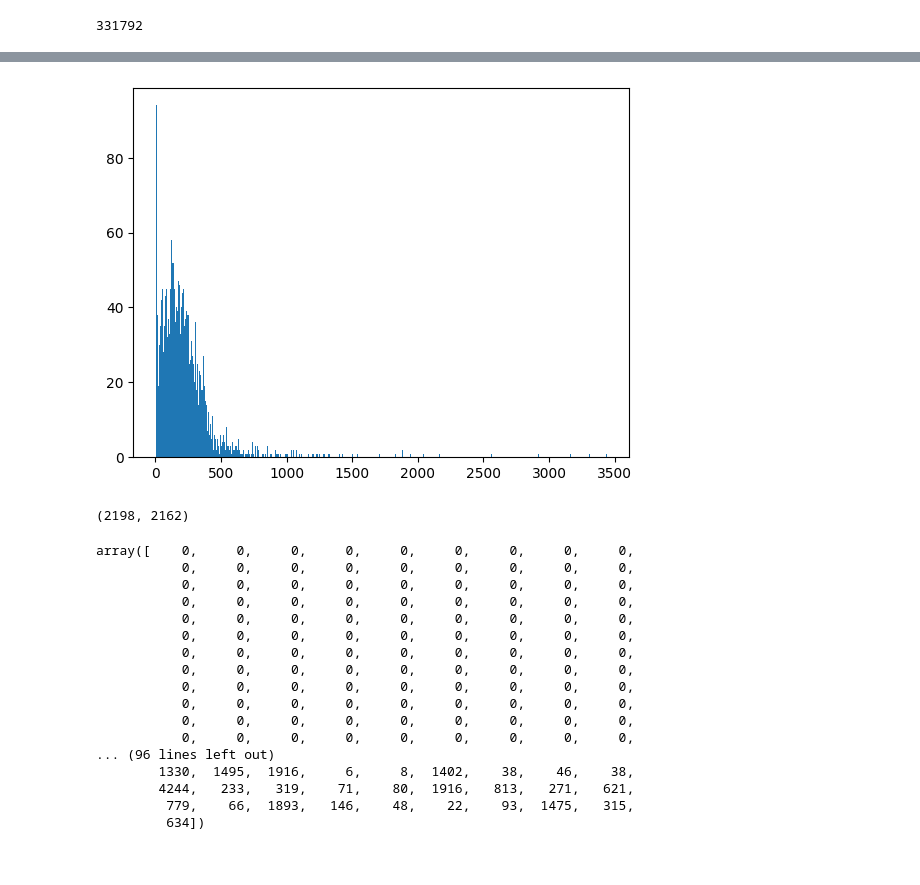
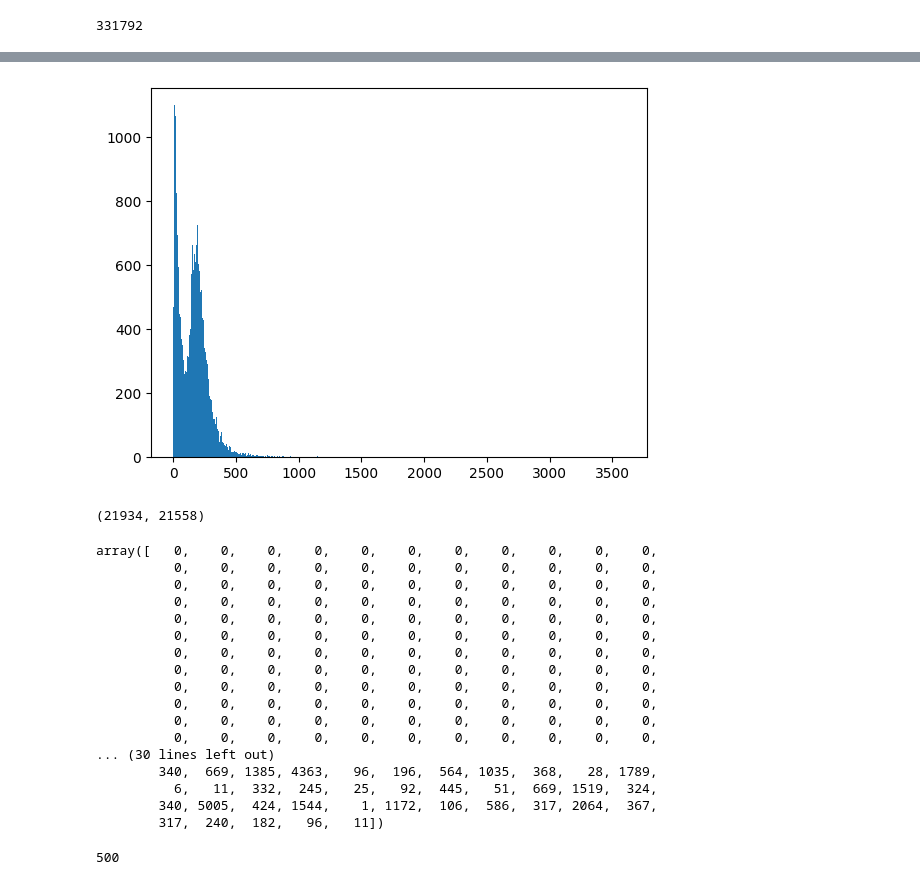
Before and after one commit to rarmnsyah/capstone_bangkit, a Jupyter notebook: model_training_lstm.ipynb, the cells around one changed output, grey strips where cells are left out. Saved outputs shown, nothing was run; the diff lists cells and outputs as text; code cells hidden in the pictures.

```diff
--- a/model_training_lstm.ipynb
+++ b/model_training_lstm.ipynb
@@ -117,3 +125,6 @@ memmap([ 1.2204375 , -0.67172676,  0.8706311 , -0.3214097 ,  1.6194834 ,
 len(wv)
 # %% [output]
 331792
+# %%
+X_train, X_test, y_train, y_test = train_test_split(X['berita'], y, test_size=0.2, random_state=1000)
+len(X_train)
@@ -120,5 +133,6 @@ len(wv)
 # %%
-tokenizer = Tokenizer()
-tokenizer.fit_on_texts(X)
+tokenizer = Tokenizer(num_words = 10000+1, filters='!"#$%&()*+,-./:;<=>?@[\\]^_`{|}~\t\n', lower = True, split = ' ', oov_token='UNK')
+tokenizer.fit_on_texts(X_train)
 
-X_tokened = tokenizer.texts_to_sequences(X)
+X_train_tokened = tokenizer.texts_to_sequences(X_train)
+X_test_tokened = tokenizer.texts_to_sequences(X_test)
@@ -133,11 +170,11 @@ berita -> 1
 # %%
-plt.hist([len(x) for x in X_tokened], bins=500)
+plt.hist([len(x) for x in X_train_tokened], bins=500)
 plt.show()
 # %% [output]
-[figure, old version]
+[figure, new version]
 # %%
-nos = np.array([len(x) for x in X_tokened])
-len(X_tokened), len(nos[nos  < 1000])
+nos = np.array([len(x) for x in X_train_tokened])
+len(X_train_tokened), len(nos[nos  < 500])
 # %% [output]
-(2198, 2162)
+(21934, 21558)
 # %%
@@ -149,23 +187,27 @@ X_tokened = pad_sequences(X_tokened, maxlen=maxlen)
 # %%
-X_tokened[0]
+X_train_tokened[0]
 # %% [output]
-array([    0,     0,     0,     0,     0,     0,     0,     0,     0,
-           0,     0,     0,     0,     0,     0,     0,     0,     0,
-           0,     0,     0,     0,     0,     0,     0,     0,     0,
-           0,     0,     0,     0,     0,     0,     0,     0,     0,
-           0,     0,     0,     0,     0,     0,     0,     0,     0,
-           0,     0,     0,     0,     0,     0,     0,     0,     0,
-           0,     0,     0,     0,     0,     0,     0,     0,     0,
-           0,     0,     0,     0,     0,     0,     0,     0,     0,
-           0,     0,     0,     0,     0,     0,     0,     0,     0,
-           0,     0,     0,     0,     0,     0,     0,     0,     0,
-           0,     0,     0,     0,     0,     0,     0,     0,     0,
-           0,     0,     0,     0,     0,     0,     0,     0,     0,
-... (96 lines left out)
-        1330,  1495,  1916,     6,     8,  1402,    38,    46,    38,
-        4244,   233,   319,    71,    80,  1916,   813,   271,   621,
-         779,    66,  1893,   146,    48,    22,    93,  1475,   315,
-         634])
+array([   0,    0,    0,    0,    0,    0,    0,    0,    0,    0,    0,
+          0,    0,    0,    0,    0,    0,    0,    0,    0,    0,    0,
+          0,    0,    0,    0,    0,    0,    0,    0,    0,    0,    0,
+          0,    0,    0,    0,    0,    0,    0,    0,    0,    0,    0,
+          0,    0,    0,    0,    0,    0,    0,    0,    0,    0,    0,
+          0,    0,    0,    0,    0,    0,    0,    0,    0,    0,    0,
+          0,    0,    0,    0,    0,    0,    0,    0,    0,    0,    0,
+          0,    0,    0,    0,    0,    0,    0,    0,    0,    0,    0,
+          0,    0,    0,    0,    0,    0,    0,    0,    0,    0,    0,
+          0,    0,    0,    0,    0,    0,    0,    0,    0,    0,    0,
+          0,    0,    0,    0,    0,    0,    0,    0,    0,    0,    0,
+          0,    0,    0,    0,    0,    0,    0,    0,    0,    0,    0,
+... (30 lines left out)
+        340,  669, 1385, 4363,   96,  196,  564, 1035,  368,   28, 1789,
+          6,   11,  332,  245,   25,   92,  445,   51,  669, 1519,  324,
+        340, 5005,  424, 1544,    1, 1172,  106,  586,  317, 2064,  367,
+        317,  240,  182,   96,   11])
+# %%
+len(X_train_tokened[0])
+# %% [output]
+500
 # %%
 def get_weight_matrix(model, vocab):
     # total vocabulary size plus 0 for unknown words
```
Also changed, not shown: parts of 24 cells of this notebook, 1 other file.
